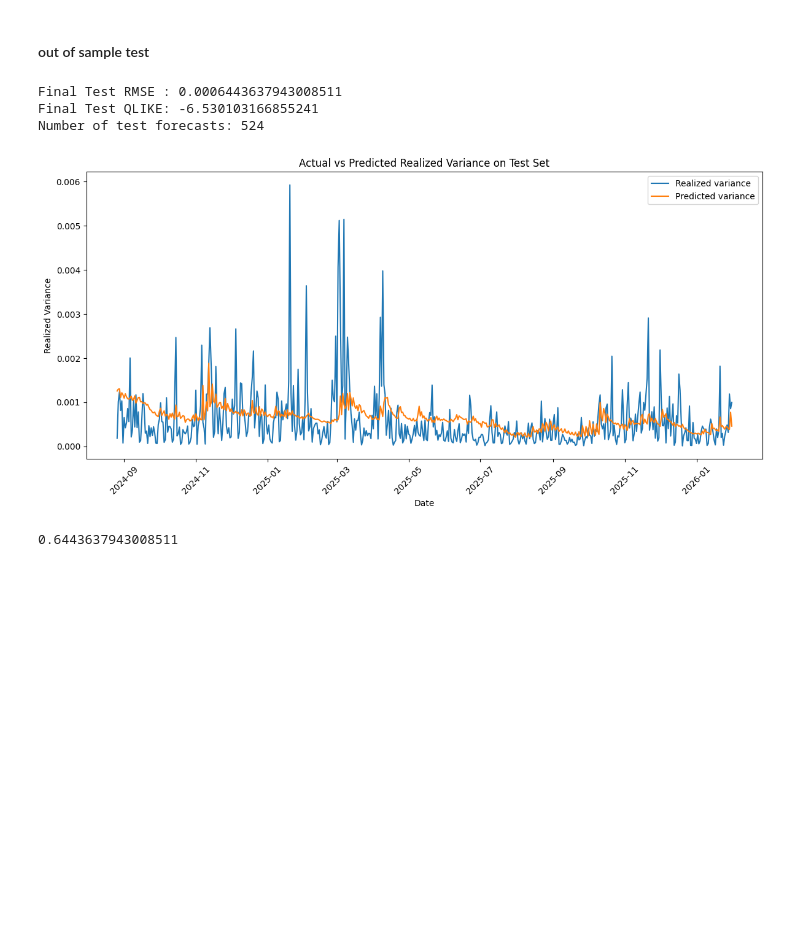
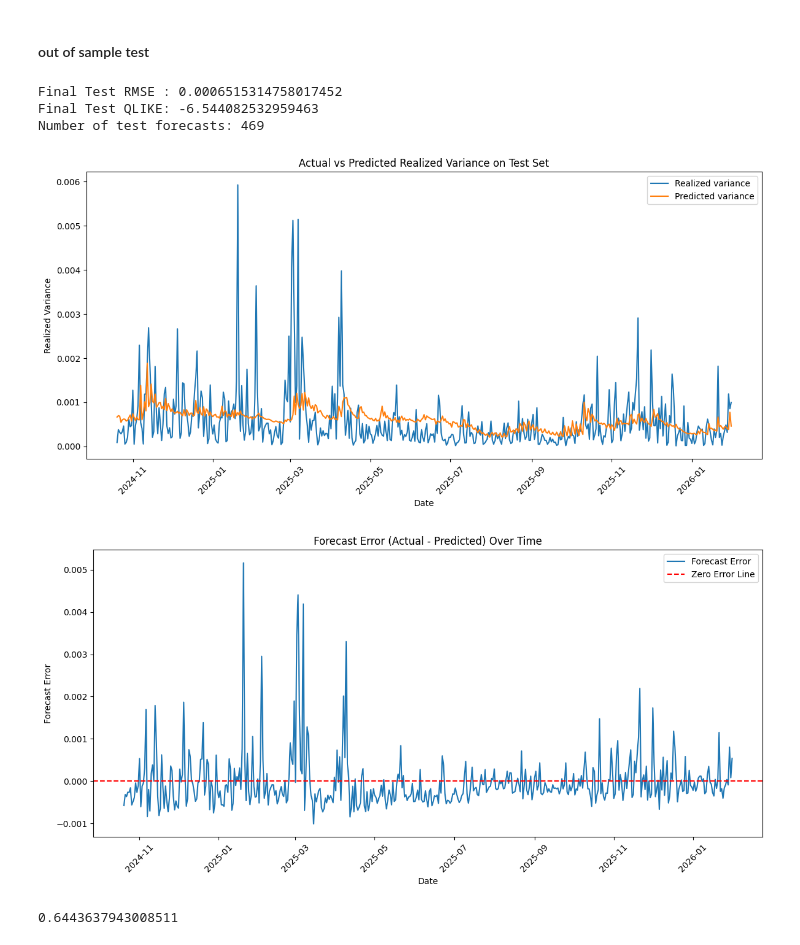
Before and after one commit to Therulow/DSE4211-GRP13, a Jupyter notebook: benchmark garch/garch.ipynb, the cells around one changed output. Drawn from its saved outputs; the diff is of its cells as text; code cells hidden in the pictures; blank space fills up the shorter version.

Commit message:
update benchmark garch

```diff
--- a/benchmark garch/garch.ipynb
+++ b/benchmark garch/garch.ipynb
@@ -11,6 +11,9 @@ df.info()
 len(df)
 df.isna().sum()
 df = df.dropna()
+
+# start from 2017-07-13
+df = df[df["date"] >= "2017-07-13"]
 # %% [output]
 <class 'pandas.core.frame.DataFrame'>
 RangeIndex: 3518 entries, 0 to 3517
@@ -310,25 +314,40 @@ print("Final Test RMSE :", test_rmse)
 print("Final Test QLIKE:", test_qlike)
 print("Number of test forecasts:", test_garch["var_garch_bench"].notna().sum())
 # %% [output]
-Final Test RMSE : 0.0006443637943008511
-Final Test QLIKE: -6.530103166855241
-Number of test forecasts: 524
+Final Test RMSE : 0.0006515314758017452
+Final Test QLIKE: -6.544082532959463
+Number of test forecasts: 469
 # %%
 # plot actual vs predicted variance on test set
 import matplotlib.pyplot as plt
 test_garch['date'] = pd.to_datetime(test_garch['date'])
 plt.figure(figsize=(12,6))
 plt.plot(test_garch["date"], test_garch["actual_var"], label="Realized variance")
 plt.plot(test_garch["date"], test_garch["var_garch_bench"], label="Predicted variance")
 plt.title("Actual vs Predicted Realized Variance on Test Set")
 plt.xlabel("Date")
 plt.ylabel("Realized Variance")
 plt.legend()
 plt.xticks(rotation=45)
 plt.tight_layout()
 plt.show()
+
+# plot errors over time
+test_garch['date'] = pd.to_datetime(test_garch['date'])
+test_garch['error'] = test_garch["actual_var"] - test_garch["var_garch_bench"]
+plt.figure(figsize=(12,6))
+plt.plot(test_garch["date"], test_garch["error"], label="Forecast Error")
+plt.axhline(0, color='red', linestyle='--', label="Zero Error Line")
+plt.title("Forecast Error (Actual - Predicted) Over Time")
+plt.xlabel("Date")
+plt.ylabel("Forecast Error")
+plt.legend()
+plt.xticks(rotation=45)
+plt.tight_layout()
+plt.show()
 # %% [output]
-[figure, old version]
+[figure, new version]
+[figure, added]
 # %%
 # save final results and export test predictions
 test_garch.to_csv("garch.csv", index=False)
```
Also changed, not shown: parts of 4 cells of this notebook, 1 other file.
